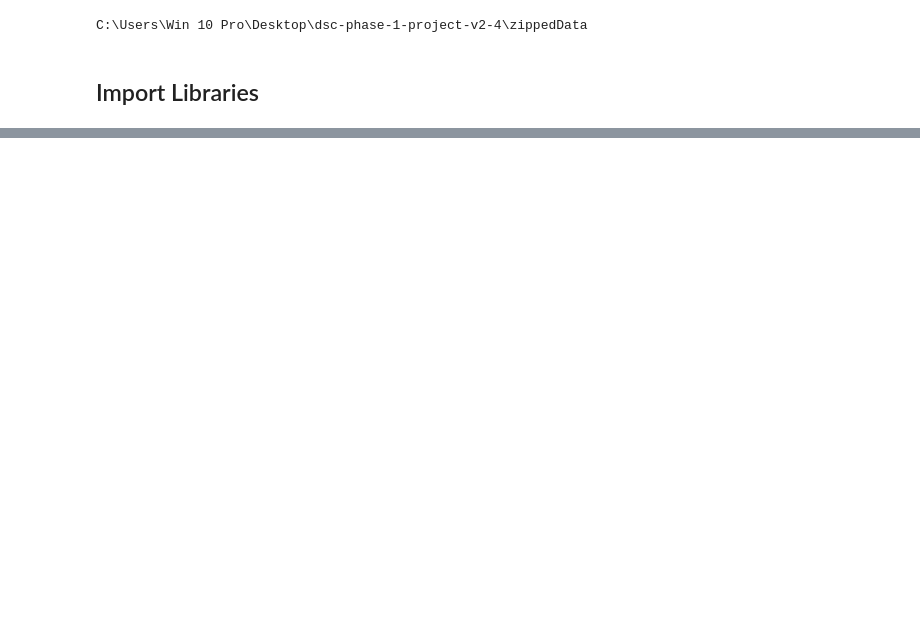
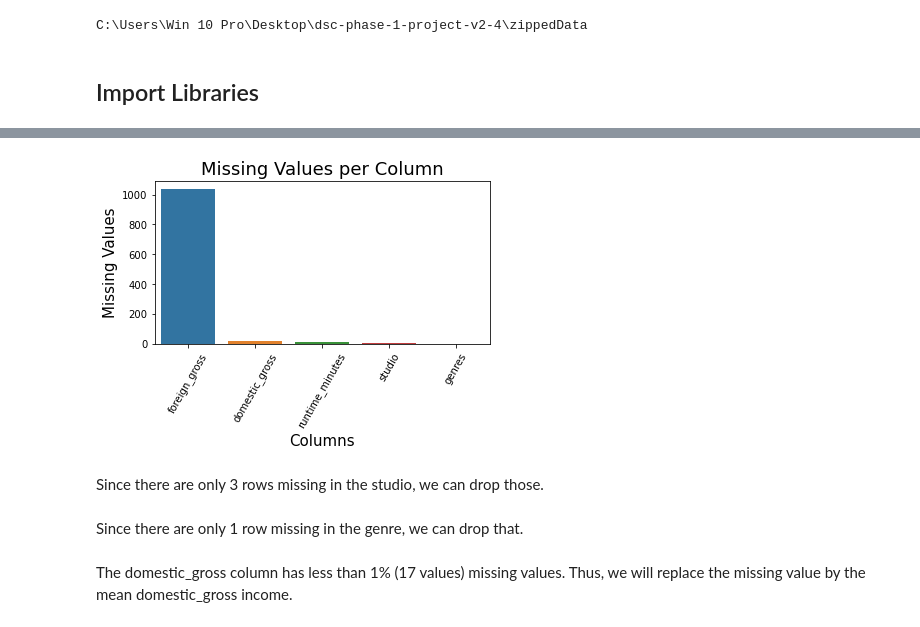
Before and after one commit to HKwirikia/dsc-phase-1-project-v2-4, a Jupyter notebook: student.ipynb, the cells around one changed output, grey strips where cells are left out. Cells and saved outputs as stored; diff of their text form; code cells hidden in the pictures; blank space fills up the shorter version.

```diff
--- a/student.ipynb
+++ b/student.ipynb
@@ -56,0 +164,4 @@ DatabaseError: Execution failed on sql 'SELECT * FROM movie_basics;': no such ta
+# %%
+#merge first data with second data
+df = pd.merge(left = merged_movies, right = bom_df, on = 'primary_title')
+df
@@ -56,0 +321,22 @@ DatabaseError: Execution failed on sql 'SELECT * FROM movie_basics;': no such ta
+# %%
+#identify missing values
+def missing_values(data):
+    """A simple function to identify data has missing values"""
+    # identify the total missing values per column
+    # sort in order
+    miss = data.isnull().sum().sort_values(ascending = False)
+
+    # calculate percentage of the missing values
+    percentage_miss = (data.isnull().sum() / len(data)).sort_values(ascending = False)
+
+    # store in a dataframe
+    missing = pd.DataFrame({"Missing Values": miss, "Percentage(%)": percentage_miss})
+
+    # remove values that are missing
+    missing.drop(missing[missing["Percentage(%)"] == 0].index, inplace = True)
+
+    return missing
+
+
+missing_data = missing_values(df)
+missing_data
@@ -56,0 +350,21 @@ DatabaseError: Execution failed on sql 'SELECT * FROM movie_basics;': no such ta
+# %%
+def graph_missing(data):
+    """Graphically represent the missing values"""
+    fig, axes = plt.subplots(figsize = (6, 3))
+
+    sns.barplot(x = data.index , y = data["Missing Values"])
+    plt.xlabel("Columns", fontdict={"color": "black",  "size": 15})
+    plt.xticks(rotation = '60')
+    plt.ylabel("Missing Values", fontdict={"color": "black",  "size": 15})
+    plt.title("Missing Values per Column", fontsize = 18)
+    plt.show()
+
+    # save the plot
+    fig.savefig("missing.png")
+
+
+graph_missing(missing_data)
+# %% [output]
+[figure, added]
+# %% [markdown]
+Since there are only 3 rows missing in the studio, we can drop those.
@@ -56,0 +373,2 @@ DatabaseError: Execution failed on sql 'SELECT * FROM movie_basics;': no such ta
+# %% [markdown]
+Since there are only 1 row missing in the genre, we can drop that.
@@ -56,0 +377,2 @@ DatabaseError: Execution failed on sql 'SELECT * FROM movie_basics;': no such ta
+# %% [markdown]
+The domestic_gross column has less than 1% (17 values) missing values. Thus, we will replace the missing value by the mean domestic_gross income.
```
Also changed, not shown: parts of 73 cells of this notebook.
